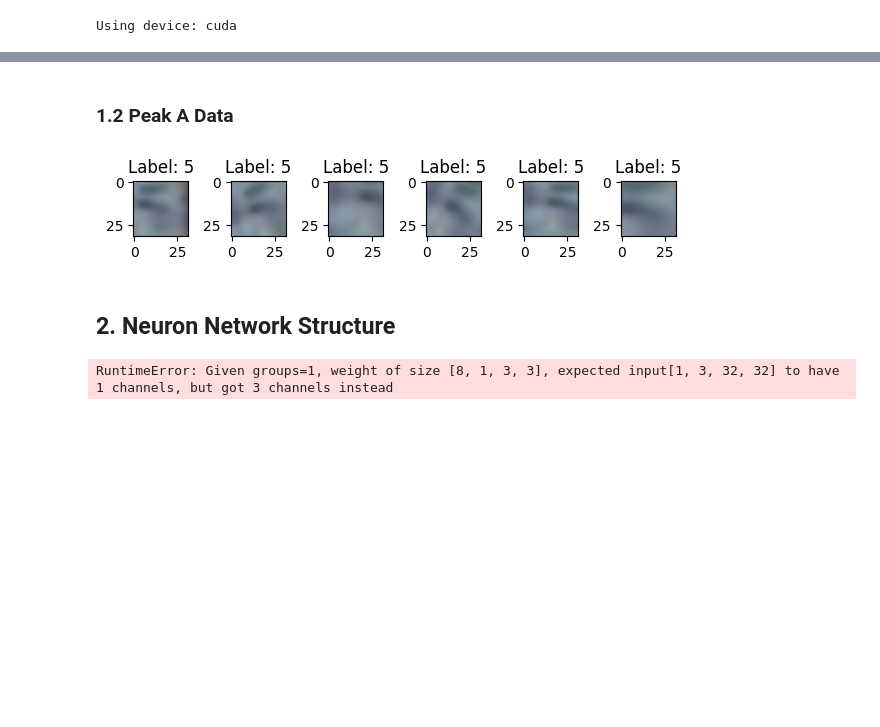
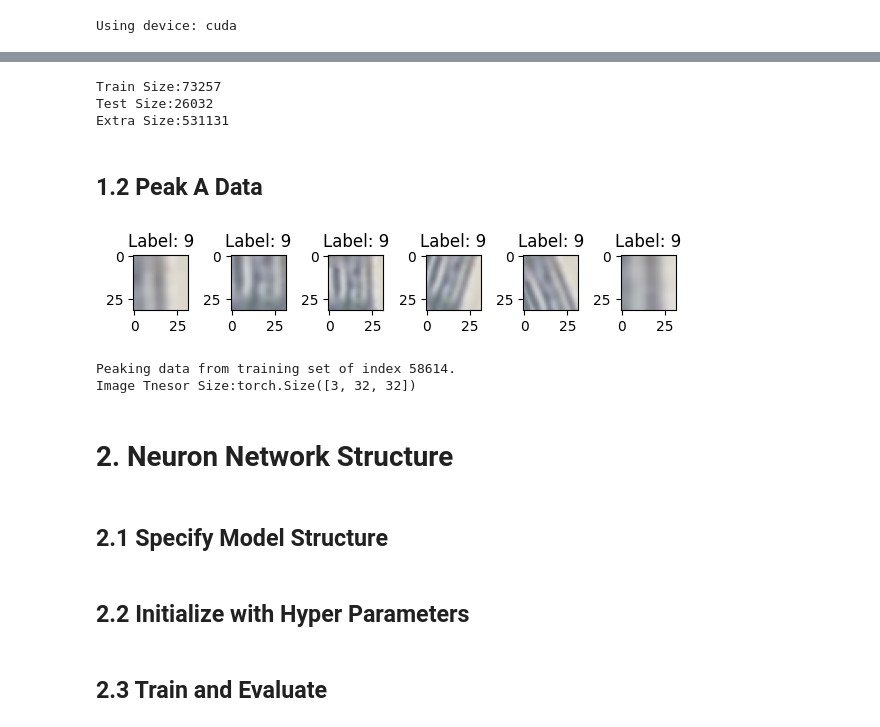
Before and after one commit to hyz-courses/CISC3024-Pattern-Recognition, a Jupyter notebook: Final_Project/main.ipynb, the cells around one changed output, grey strips where cells are left out. Saved outputs shown, nothing was run; the diff lists cells and outputs as text; code cells hidden in the pictures; blank space fills up the shorter version.

Commit message:
:bee: Train nn

```diff
--- a/Final_Project/main.ipynb
+++ b/Final_Project/main.ipynb
@@ -72,5 +72,14 @@ transform = A.Compose([
 train_dataset = SVHNDataset(mat_file=os.path.join(path_dataset,"train_32x32.mat"), transform=transform)
 test_dataset = SVHNDataset(mat_file=os.path.join(path_dataset,"test_32x32.mat"), transform=transform)
 extra_dataset = SVHNDataset(mat_file=os.path.join(path_dataset,"extra_32x32.mat"), transform=transform)
+
+train_loader = DataLoader(train_dataset, batch_size=128, shuffle=True)
+test_loader = DataLoader(test_dataset, batch_size=128, shuffle=False)
+
+print(f"Train Size:{train_dataset.__len__()}\nTest Size:{test_dataset.__len__()}\nExtra Size:{extra_dataset.__len__()}")
+# %% [output]
+Train Size:73257
+Test Size:26032
+Extra Size:531131
 # %% [markdown]
-### 1.2 Peak A Data
+## 1.2 Peak A Data
@@ -77,26 +88,32 @@ extra_dataset = SVHNDataset(mat_file=os.path.join(path_dataset,"extra_32x32.mat"
 # %%
 def unnormalize(img, mean, std):
     """Revert the normalization for visualization."""
     img = img * std + mean
     return np.clip(img, 0, 1)
 
 # Plotting multiple images in a grid
 grid_rows, grid_cols = 1, 6
 
 fig, axes = plt.subplots(grid_rows, grid_cols, figsize=(6, 6))
 
+peak_index = random.randint(0, train_dataset.__len__()-1)
+
 for i in range(grid_cols):
-    img_tensor, label = train_dataset.__getitem__(5)
+    img_tensor, label = train_dataset.__getitem__(peak_index)
     img = img_tensor.permute(1, 2, 0).numpy()  # Convert to (H, W, C)
     img = unnormalize(img, norm_mean, norm_std)
 
     ax = axes[i]  # Get subplot axis
     ax.imshow(img)
     ax.set_title(f"Label: {label}")
 
 plt.tight_layout()
 plt.show()
+
+print(f"Peaking data from training set of index {peak_index}.\nImage Tnesor Size:{train_dataset.__getitem__(peak_index)[0].shape}")
 # %% [output]
-[figure, old version]
+[figure, new version]
+Peaking data from training set of index 58614.
+Image Tnesor Size:torch.Size([3, 32, 32])
 # %% [markdown]
-## 2. Neuron Network Structure
+# 2. Neuron Network Structure
@@ -105,29 +120,32 @@ from torchviz import make_dot
+# %% [markdown]
+## 2.1 Specify Model Structure
 # %%
 class SmallVGG(nn.Module):
-    def __init__(self):
+    def __init__(self, batch_size=32):
         super(SmallVGG, self).__init__()
+        self.batch_size = batch_size
         self. conv_layers = nn.Sequential(
-            nn.Conv2d(1, 8, kernel_size=3, padding=1),
+            nn.Conv2d(3, 8, kernel_size=3, padding=1),
             nn.ReLU(),
             nn.Conv2d(8, 16, kernel_size=3, padding=1),
             nn.ReLU(),
-            nn.MaxPool2d(kernel_size=2, stride=2), # 14x14
+            nn.MaxPool2d(kernel_size=2, stride=2), # 16x16
 
             nn.Conv2d(16, 32, kernel_size=3, padding=1),
             nn.ReLU(),
             nn.Conv2d(32, 32, kernel_size=3, padding=1),
             nn.ReLU(),
-            nn.MaxPool2d(kernel_size=2, stride=2), # 7x7
+            nn.MaxPool2d(kernel_size=2, stride=2), # 8x8
 
             nn.Conv2d(32, 32, kernel_size=3, padding=1),
             nn.ReLU(),
             nn.Conv2d(32, 32, kernel_size=3, padding=1),
             nn.ReLU(),
-            nn.MaxPool2d(kernel_size=2, stride=2), # 3x3
+            nn.MaxPool2d(kernel_size=2, stride=2), # 4x4
         )
 
         self.fc_layers = nn.Sequential(
-            nn.Linear(32*3*3, 256),
+            nn.Linear(batch_size * 4 * 4, 256),
             nn.ReLU(),
             nn.Linear(256, 10)
         )
@@ -137,13 +155,5 @@ class SmallVGG(nn.Module):
         x = x.view(x.size(0), -1)
         x = self.fc_layers(x)
         return x
-
-viz_model = SmallVGG()
-dummy_img_tensor, dummy_label = train_dataset.__getitem__(0)
-y = viz_model(dummy_img_tensor)
-graph = make_dot(y, params=dict(viz_model.named_parameters()))
-
-# Save or render the graph
-graph.render("small_vgg_model", format="png")
-# %% [output]
-RuntimeError: Given groups=1, weight of size [8, 1, 3, 3], expected input[1, 3, 32, 32] to have 1 channels, but got 3 channels instead
+# %% [markdown]
+## 2.2 Initialize with Hyper Parameters
@@ -149,0 +165,2 @@ RuntimeError: Given groups=1, weight of size [8, 1, 3, 3], expected input[1, 3,
+# %% [markdown]
+## 2.3 Train and Evaluate
```
Also changed, not shown: parts of 15 cells of this notebook.
